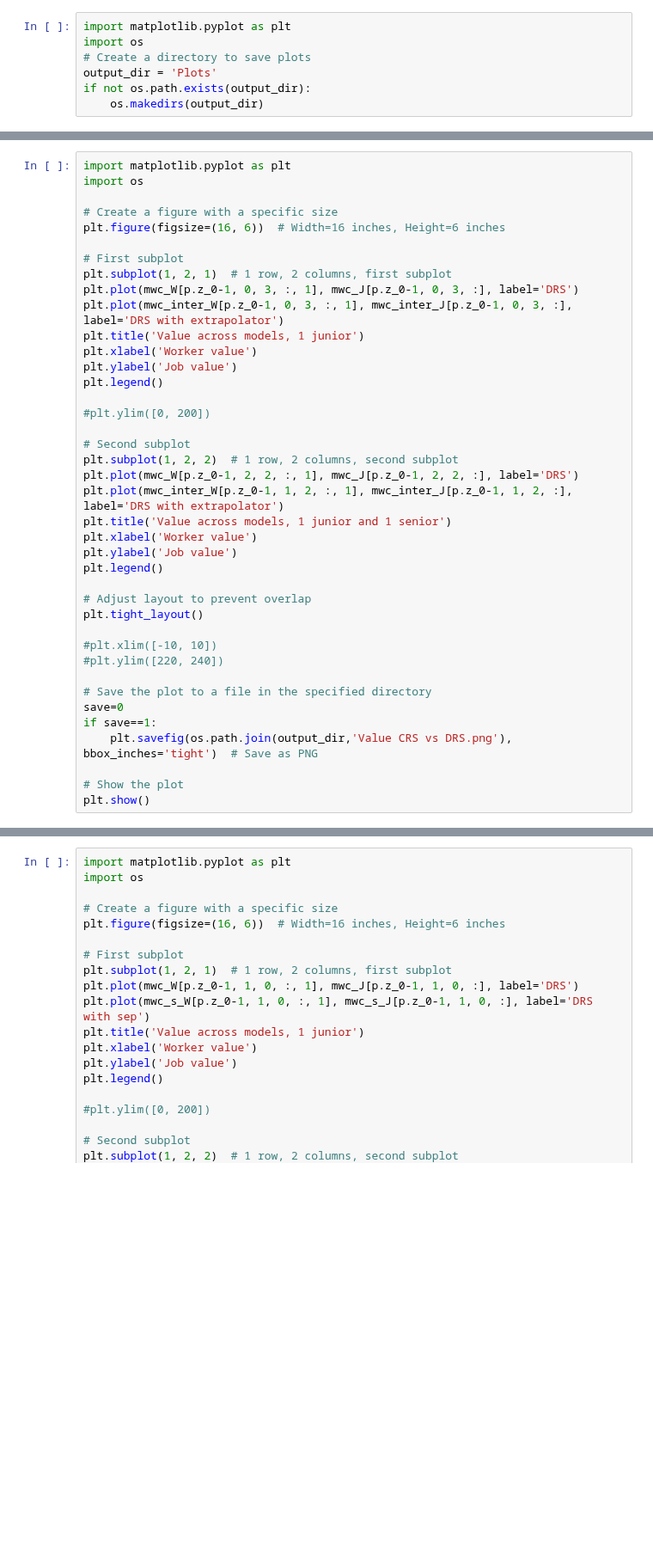
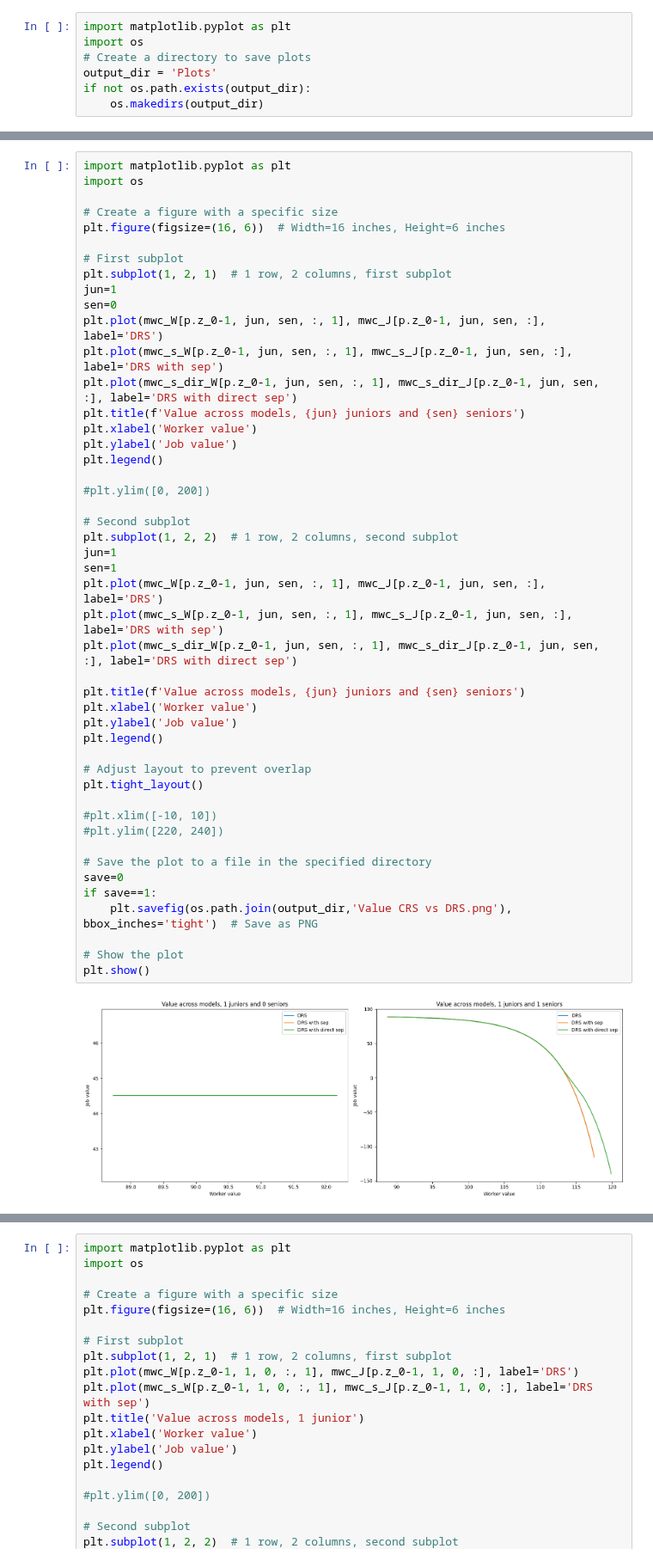
Before and after one commit to zalandru/Dynamic-Contracting-Multi-worker-Firm, a Jupyter notebook: Multiworker_wage_2steps/Initiating MWF.ipynb, the cells around one changed output, grey strips where cells are left out. Shown at 86% size. Cells and saved outputs as stored; diff of their text form; blank space fills up the shorter version.

```diff
--- a/Multiworker_wage_2steps/Initiating MWF.ipynb
+++ b/Multiworker_wage_2steps/Initiating MWF.ipynb
@@ -203,36 +246,45 @@ import os
 # Create a figure with a specific size
 plt.figure(figsize=(16, 6))  # Width=16 inches, Height=6 inches
 
 # First subplot
 plt.subplot(1, 2, 1)  # 1 row, 2 columns, first subplot
-plt.plot(mwc_W[p.z_0-1, 0, 3, :, 1], mwc_J[p.z_0-1, 0, 3, :], label='DRS')
-plt.plot(mwc_inter_W[p.z_0-1, 0, 3, :, 1], mwc_inter_J[p.z_0-1, 0, 3, :], label='DRS with extrapolator')
-plt.title('Value across models, 1 junior')
+jun=1
+sen=0
+plt.plot(mwc_W[p.z_0-1, jun, sen, :, 1], mwc_J[p.z_0-1, jun, sen, :], label='DRS')
+plt.plot(mwc_s_W[p.z_0-1, jun, sen, :, 1], mwc_s_J[p.z_0-1, jun, sen, :], label='DRS with sep')
+plt.plot(mwc_s_dir_W[p.z_0-1, jun, sen, :, 1], mwc_s_dir_J[p.z_0-1, jun, sen, :], label='DRS with direct sep')
+plt.title(f'Value across models, {jun} juniors and {sen} seniors')
 plt.xlabel('Worker value')
 plt.ylabel('Job value')
 plt.legend()
 
 #plt.ylim([0, 200])
 
 # Second subplot
 plt.subplot(1, 2, 2)  # 1 row, 2 columns, second subplot
-plt.plot(mwc_W[p.z_0-1, 2, 2, :, 1], mwc_J[p.z_0-1, 2, 2, :], label='DRS')
-plt.plot(mwc_inter_W[p.z_0-1, 1, 2, :, 1], mwc_inter_J[p.z_0-1, 1, 2, :], label='DRS with extrapolator')
-plt.title('Value across models, 1 junior and 1 senior')
+jun=1
+sen=1
+plt.plot(mwc_W[p.z_0-1, jun, sen, :, 1], mwc_J[p.z_0-1, jun, sen, :], label='DRS')
+plt.plot(mwc_s_W[p.z_0-1, jun, sen, :, 1], mwc_s_J[p.z_0-1, jun, sen, :], label='DRS with sep')
+plt.plot(mwc_s_dir_W[p.z_0-1, jun, sen, :, 1], mwc_s_dir_J[p.z_0-1, jun, sen, :], label='DRS with direct sep')
+
+plt.title(f'Value across models, {jun} juniors and {sen} seniors')
 plt.xlabel('Worker value')
 plt.ylabel('Job value')
 plt.legend()
 
 # Adjust layout to prevent overlap
 plt.tight_layout()
 
 #plt.xlim([-10, 10])
 #plt.ylim([220, 240])
 
 # Save the plot to a file in the specified directory
 save=0
 if save==1:
     plt.savefig(os.path.join(output_dir,'Value CRS vs DRS.png'), bbox_inches='tight')  # Save as PNG
 
 # Show the plot
 plt.show()
+# %% [output]
+[figure, added]
```
Also changed, not shown: parts of 14 cells of this notebook, 6 other files.
